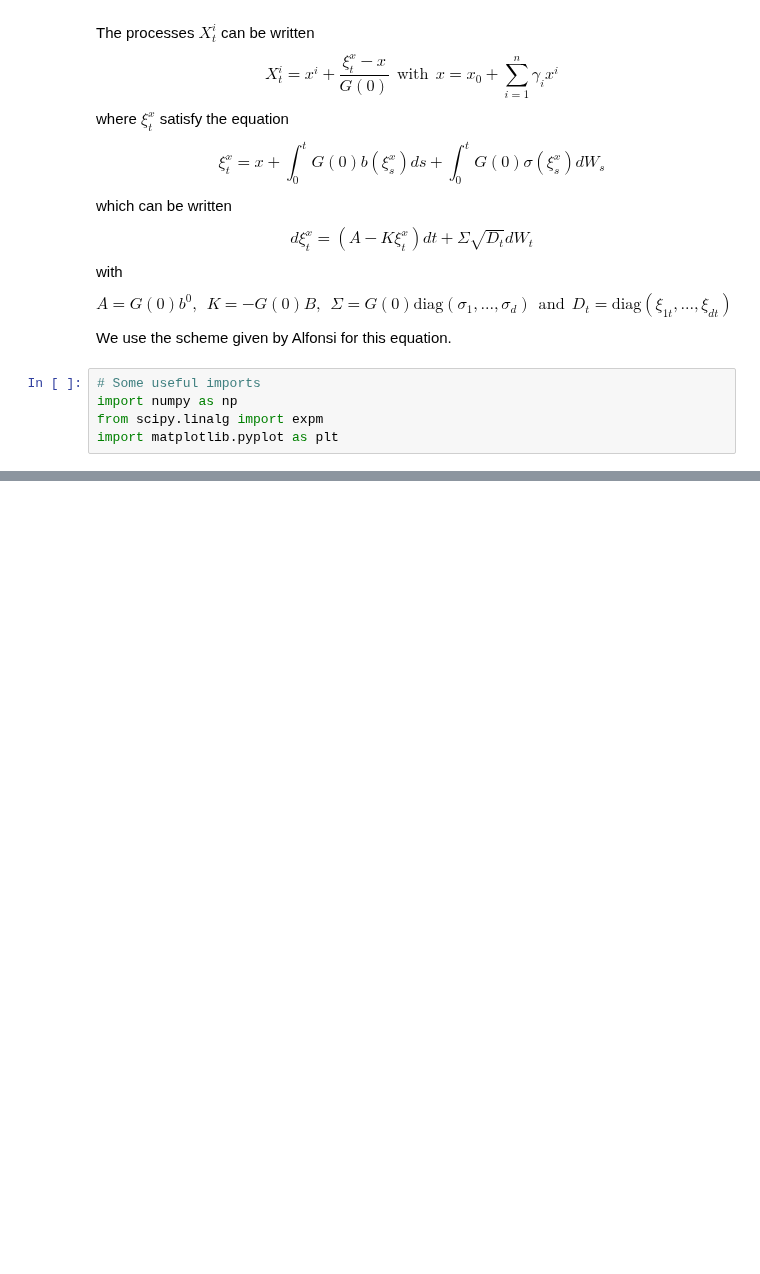
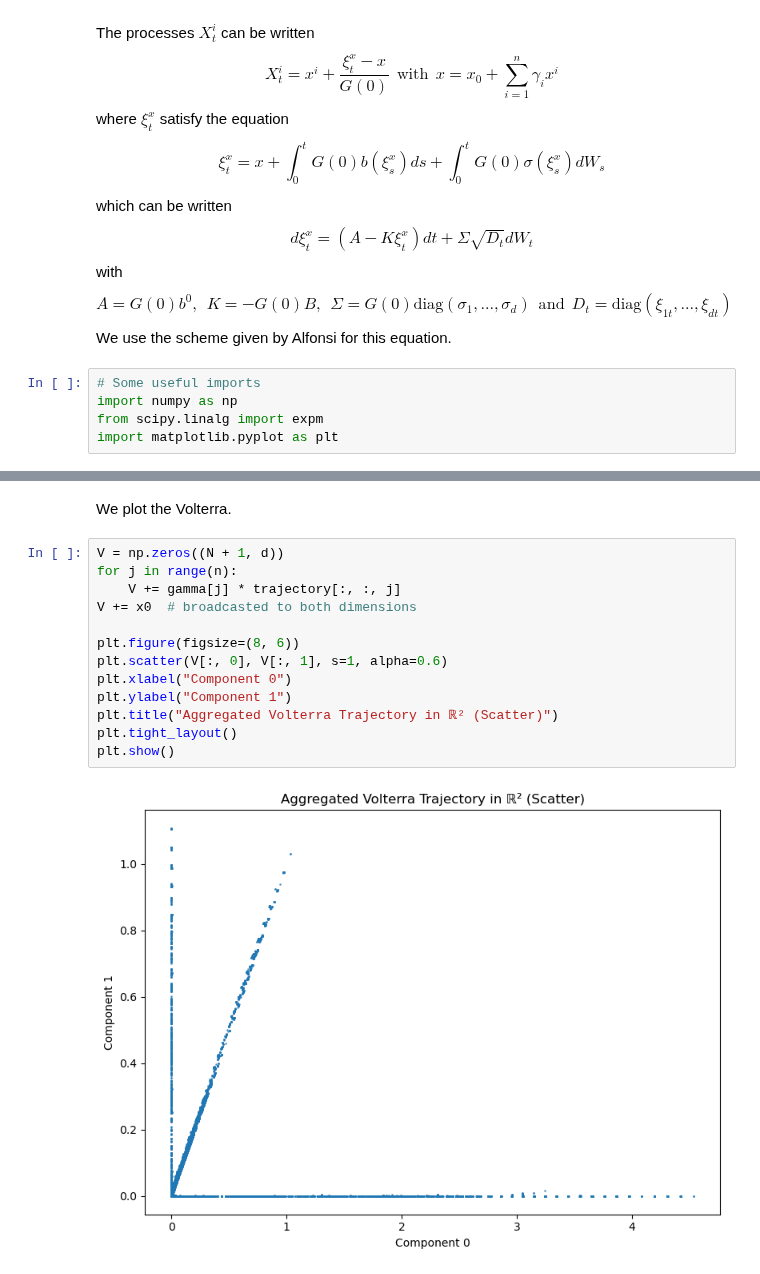
Before and after one commit to maxence2508/stage-cermics, a Jupyter notebook: dai-and-singleton-parametrization.ipynb, the cells around one changed output, grey strips where cells are left out. Drawn from its saved outputs; the diff is of its cells as text; blank space fills up the shorter version.

```diff
--- a/dai-and-singleton-parametrization.ipynb
+++ b/dai-and-singleton-parametrization.ipynb
@@ -221,0 +290,17 @@ plt.show()
+# %% [markdown]
+We plot the Volterra.
+# %%
+V = np.zeros((N + 1, d))
+for j in range(n):
+    V += gamma[j] * trajectory[:, :, j]
+V += x0  # broadcasted to both dimensions
+
+plt.figure(figsize=(8, 6))
+plt.scatter(V[:, 0], V[:, 1], s=1, alpha=0.6)
+plt.xlabel("Component 0")
+plt.ylabel("Component 1")
+plt.title("Aggregated Volterra Trajectory in ℝ² (Scatter)")
+plt.tight_layout()
+plt.show()
+# %% [output]
+[figure, added]
```
Also changed, not shown: parts of 10 cells of this notebook.
